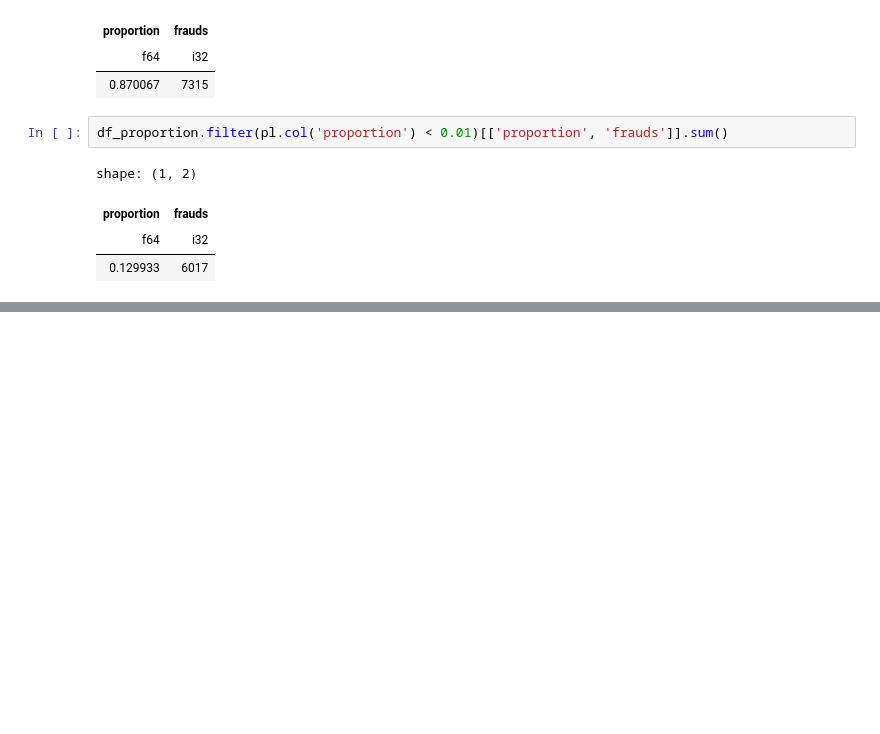
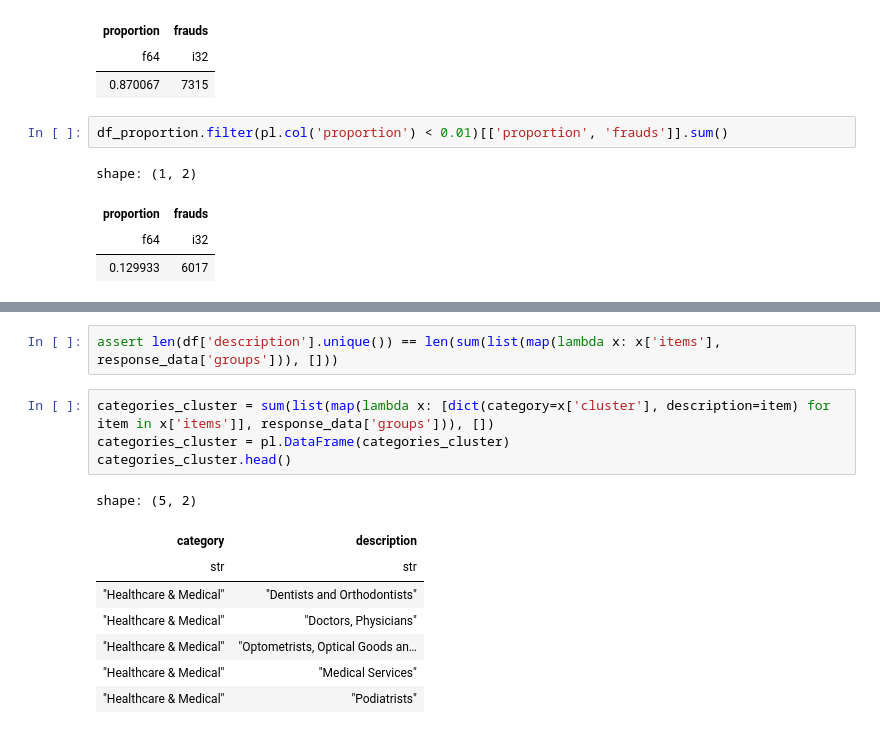
Before and after one commit to Angelicogfa/tcc_mba_datascience_analytics_usp_esalq, a Jupyter notebook: 03-modelagem_dados.ipynb, the cells around one changed output, grey strips where cells are left out. Drawn from its saved outputs; the diff is of its cells as text; blank space fills up the shorter version.

```diff
--- a/03-modelagem_dados.ipynb
+++ b/03-modelagem_dados.ipynb
@@ -386,0 +474,15 @@ shape: (4, 2)
+# %%
+assert len(df['description'].unique()) == len(sum(list(map(lambda x: x['items'], response_data['groups'])), []))
+# %%
+categories_cluster = sum(list(map(lambda x: [dict(category=x['cluster'], description=item) for item in x['items']], response_data['groups'])), [])
+categories_cluster = pl.DataFrame(categories_cluster)
+categories_cluster.head()
+# %% [output]
+shape: (5, 2)
+| category | description |
+| str | str |
+| "Healthcare & Medical" | "Dentists and Orthodontists" |
+| "Healthcare & Medical" | "Doctors, Physicians" |
+| "Healthcare & Medical" | "Optometrists, Optical Goods an… |
+| "Healthcare & Medical" | "Medical Services" |
+| "Healthcare & Medical" | "Podiatrists" |
```
Also changed, not shown: parts of 46 cells of this notebook.
